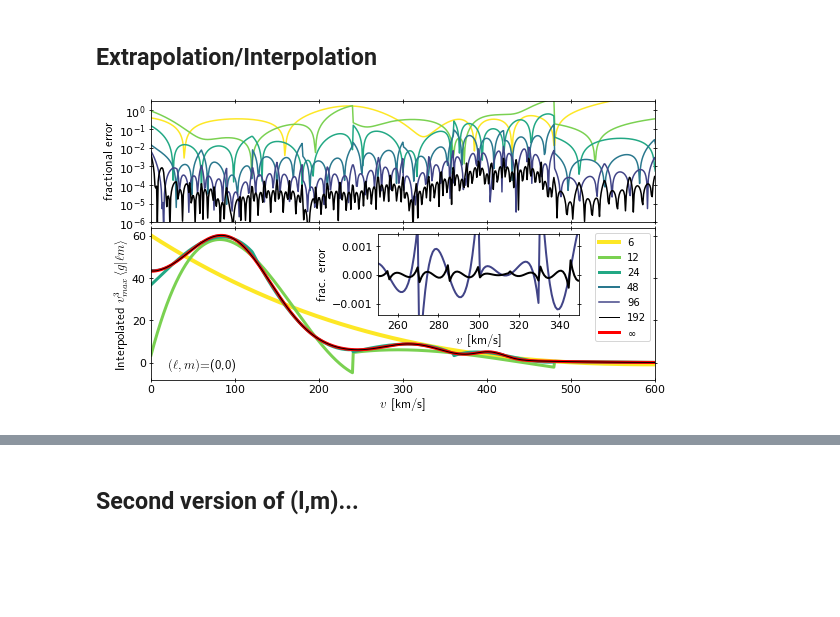
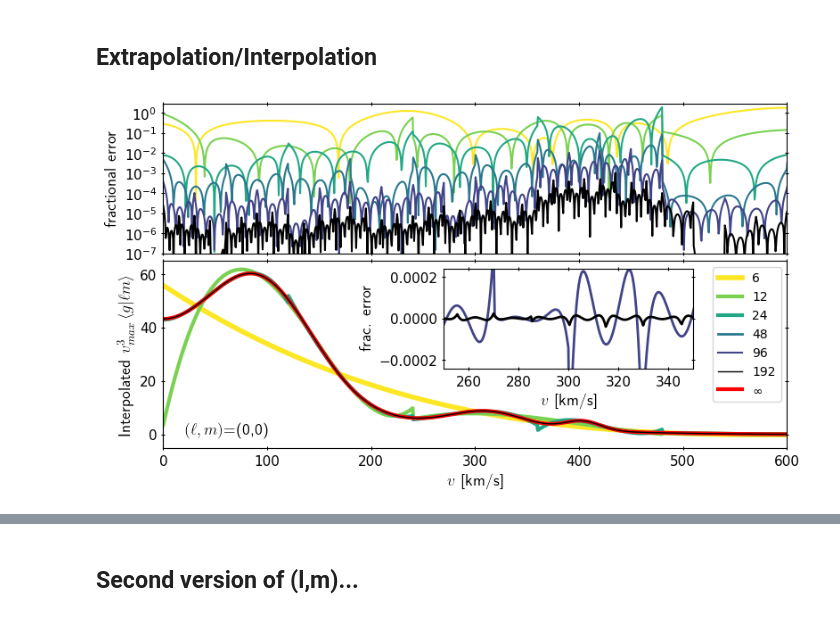
Before and after one commit to blillard/vsdm, a Jupyter notebook: tools/Plots_Radial.ipynb, the cells around one changed output, grey strips where cells are left out. Drawn from its saved outputs; the diff is of its cells as text; code cells hidden in the pictures; blank space fills up the shorter version.

```diff
--- a/tools/Plots_Radial.ipynb
+++ b/tools/Plots_Radial.ipynb
@@ -156,8 +195,8 @@ print(wave4.nMax)
 # %% [markdown]
 # Plots
 # %%
-unisize = 3.5
-plotpoints = 1025
+# unisize = 3.5
+plotpoints = 2**11 + 1
 x = np.array([i/plotpoints for i in range(plotpoints+1)])
 # %%
 (ell1, m1) = (0, 0)
@@ -284,5 +310,31 @@ fig.show()
 # %% [markdown]
 ## Extrapolation/Interpolation
+# %%
+"""
+    Using the cubic wavelet extrapolation method, a piecewise cubic interpolating
+        function can be defined for each 'block' of neighboring wavelets.
+    This provides a much more accurate representation of g(u,theta,phi).
+"""
+
+# exact values of <gX|lm>, as function of u
+flm_u = np.array([gsum_lm(gvec_tilde_4, ell1, m1, u) for u in ur])
+
+# coefficients <gX|nlm>, for list of n=0,1,...,nMax.
+f_lm_n = [wave4.f_nlm[(n, ell1, m1)].mean
+          for n in range(wave4.nMax+1)]
+
+# interpolator objects, using the first (6, 12, etc.) coefficients in n:
+w4_cubic = {}
+for ncoeffs in wlist:
+    nmax = ncoeffs - 1
+    f_n_dict = {n:f_lm_n[n] for n in range(ncoeffs)}
+    # w4_cubic[ncoeffs] = wave4.cubic_interpolation(f_lm_n, nmax, f0_lm_n)
+    w4_cubic[ncoeffs] = vsdm.HaarExtrapolate(f_n_dict, p_order=3)
+
+# interpolated <gX|lm> radial functions:
+glm_interp = {}
+for ncoeffs in wlist:
+    glm_interp[ncoeffs] = np.array([w4_cubic[ncoeffs](u/VMAX) for u in ur])
 # %%
 intercolors = [plt.cm.viridis(1-x) for x in interval]
 intercolors[-1] = 'black'
@@ -319,35 +371,35 @@ ax.legend()
 
 ax3 = fig.add_axes([0,0.78,1,0.6], xscale='linear', yscale='log')
 # ax3.set_xticks(xtix)
-ax3.set_yticks([1e-6, 1e-5, 1e-4, 1e-3, 1e-2, 1e-1, 1])
+ax3.set_yticks([1e-7, 1e-6, 1e-5, 1e-4, 1e-3, 1e-2, 1e-1, 1])
 ax3.set_xlim(vlim)
 for i in range(0, len(wlist)):
     ax3.plot(ur/km_s, np.abs(glm_interp[wlist[i]]/g4_lm-1), label=str(wlist[i]),
              color=intercolors[i], linewidth=(1.5))
-ax3.set_ylim([1e-6, 3])
+ax3.set_ylim([1e-7, 3])
 ax3.tick_params(axis='both', labelsize=11, direction='inout',
                 right=True, top=True,
                 labelbottom=False, labeltop=False)
 # ax3.set_xlabel(r'$v$ [km/s]', fontsize=13, usetex=True)
 ax3.set_ylabel('fractional error', fontsize=13, usetex=True)
 
 ax_inset = fig.add_axes([0.45,0.32,0.4,0.4], xscale='linear', yscale='linear')
 # ax_inset.set_xticks(xtix)
 ax_inset.set_xlim([250,350])
-ax_inset.set_ylim([-1.4e-3, 1.4e-3])
+ax_inset.set_ylim([-2.4e-4, 2.4e-4])
 # ax_inset.set_yticks([-0.02, -0.01, 0, 0.01, 0.02])
 for i in range(4, len(wlist)):
     ax_inset.plot(ur/km_s, (glm_interp[wlist[i]]/g4_lm - 1), label=str(wlist[i]),
                   color=intercolors[i], linewidth=(2))
 ax_inset.tick_params(axis='both', labelsize=11, direction='inout',
                      right=True, top=True,
                      labelbottom=True, labeltop=False)
 ax_inset.set_xlabel(r'$v$ [km/s]', fontsize=13, usetex=True)
 ax_inset.set_ylabel('frac. error', fontsize=13, usetex=True)
 
-
+plt.savefig('out/extrapolation_cubic.pdf', format="pdf", bbox_inches='tight')
 fig.show()
 
 #
 # %% [output]
-[figure, old version]
+[figure, new version]
```
Also changed, not shown: parts of 17 cells of this notebook, 4 other files.
